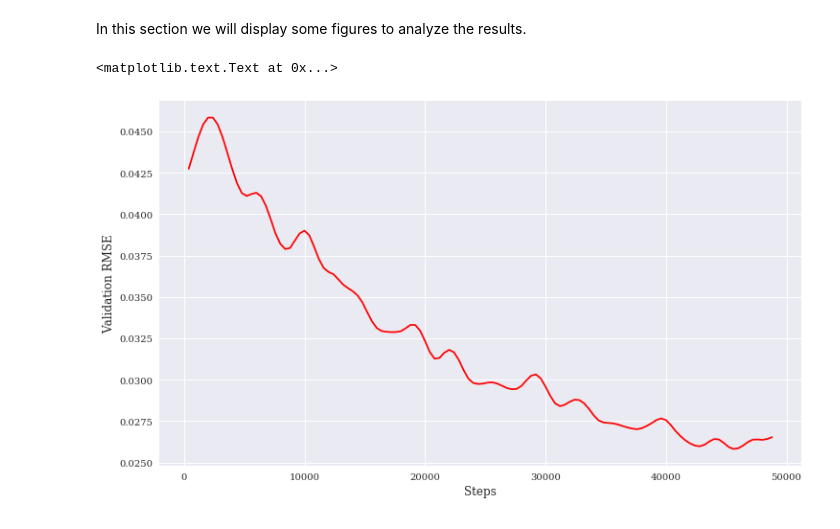
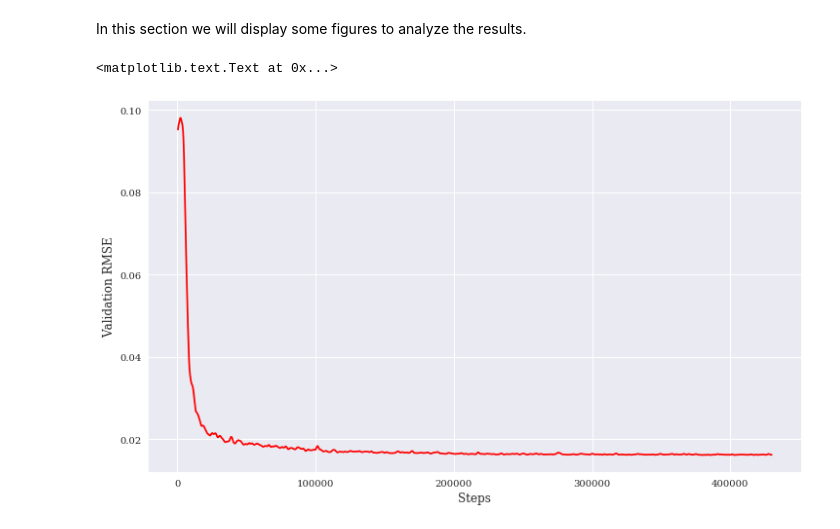
Before and after one commit to Bismarrck/kcon, a Jupyter notebook: mbenn/zhai_mbenn.ipynb, the cells around one changed output. Saved outputs shown, nothing was run; the diff lists cells and outputs as text; code cells hidden in the pictures.

```diff
--- a/mbenn/zhai_mbenn.ipynb
+++ b/mbenn/zhai_mbenn.ipynb
@@ -448,7 +458,7 @@ Build the dataset and split it into training, validation and testing datasets:
 
 **Warning: in this case ($\textrm{C}_{9}\textrm{H}_{7}\textrm{N}$), all samples are considered unique!**
 # %%
-def may_build_dataset(filename, l=None, verbose=True, **kwargs):
+def may_build_dataset(filename, l=None, verbose=True, sort=False, **kwargs):
   """
   Build the training, validation and testing dataset and targets from a XYZ file.
 
@@ -520,7 +530,7 @@ def may_build_dataset(filename, l=None, verbose=True, **kwargs):
       coords,
       energies,
       HDF5_DATABASE_FILE,
-      threshold=0.99,
+      threshold=0.985,
       verbose=verbose,
     )
     with h5py.File(HDF5_DATABASE_FILE) as hdb:
@@ -560,7 +570,8 @@ def may_build_dataset(filename, l=None, verbose=True, **kwargs):
         chunksize,
         mapping,
         l=l,
-        verbose=verbose
+        verbose=verbose,
+        sort=sort,
       )
     except Exception as excp:
       del hdb["train"]
@@ -589,7 +600,7 @@ def may_build_dataset(filename, l=None, verbose=True, **kwargs):
     print("")
   return features, targets, scaler
 # %%
-features, targets, scaler = may_build_dataset(XYZ_FILE, xyz_format='cp2k')
+features, targets, scaler = may_build_dataset(XYZ_FILE, xyz_format=XYZ_FORMAT, sort=SORTED)
 # %% [output]
 -> Load the training, validation and testing datasets ...
 
@@ -691,8 +695,8 @@ Now we can start training this network. The training settings defined in this pa
 These parameters are declared in the following section:
 # %%
 batch_size = 50
-momentum_factor = 0.8
-start_learning_rate = 0.04
+momentum_factor = 0.7
+start_learning_rate = 0.1
 decay_rate = 0.90
 decay_factor = 60
 rlambda = 5e-4
@@ -894,7 +898,7 @@ writer = tf.summary.FileWriter(logdir="./events/%s" % get_time_id(), graph=graph
 # %% [markdown]
 These variabls control the key settings of a training.
 # %%
-num_epochs = 40
+num_epochs = 500
 log_frequency = 50
 eval_frequency = 400
 save_frequency = 2000
@@ -1057,15 +1060,15 @@ In this section we will display some figures to analyze the results.
 # %%
 # Plot the smoothed validation errors
 xy = np.asarray(valid_hists)
-size = 10
+size = min(10, len(valid_hists))
 x, y = xy[:, 0], smooth(xy[:, 1], size)[:len(xy)]
 fig, ax = plt.subplots(1, 1, figsize=[12, 7])
 ax.plot(x, y, "r-")
 ax.set_ylabel("Validation RMSE", fontsize=12)
 ax.set_xlabel("Steps", fontsize=12)
 # %% [output]
 <matplotlib.text.Text at 0x...>
-[figure, old version]
+[figure, new version]
 # %%
 # Transform the estimates and targets back to energies
 y_train_est = eval_in_batches(X_train)
```
Also changed, not shown: parts of 19 cells of this notebook, 2 other files.
